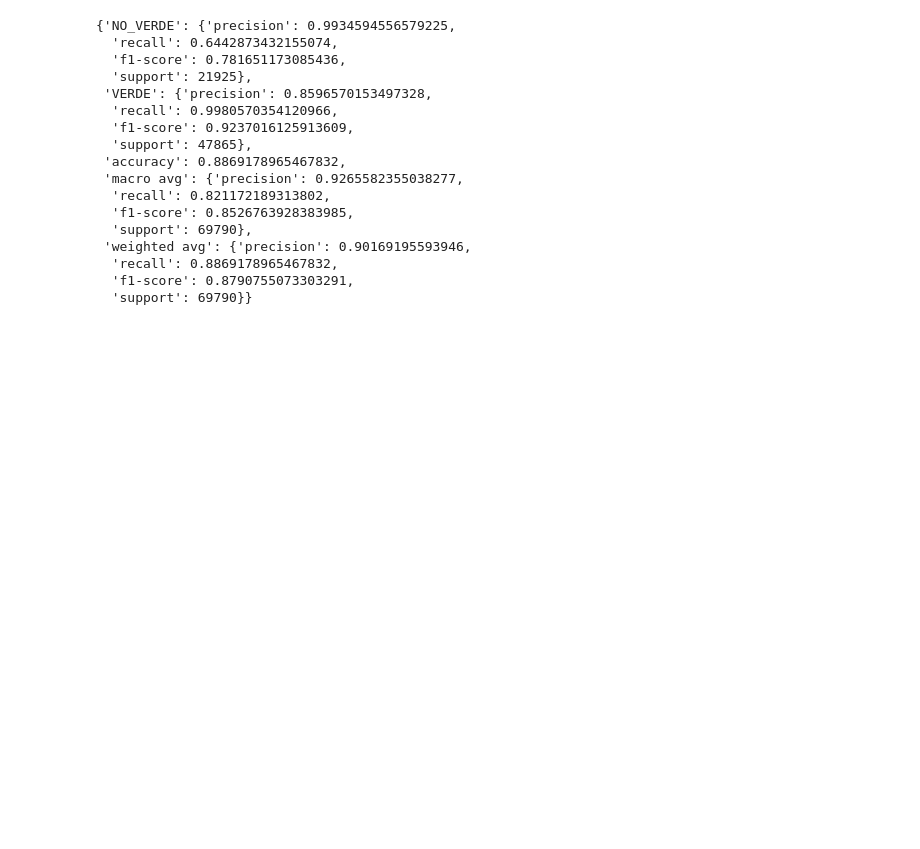
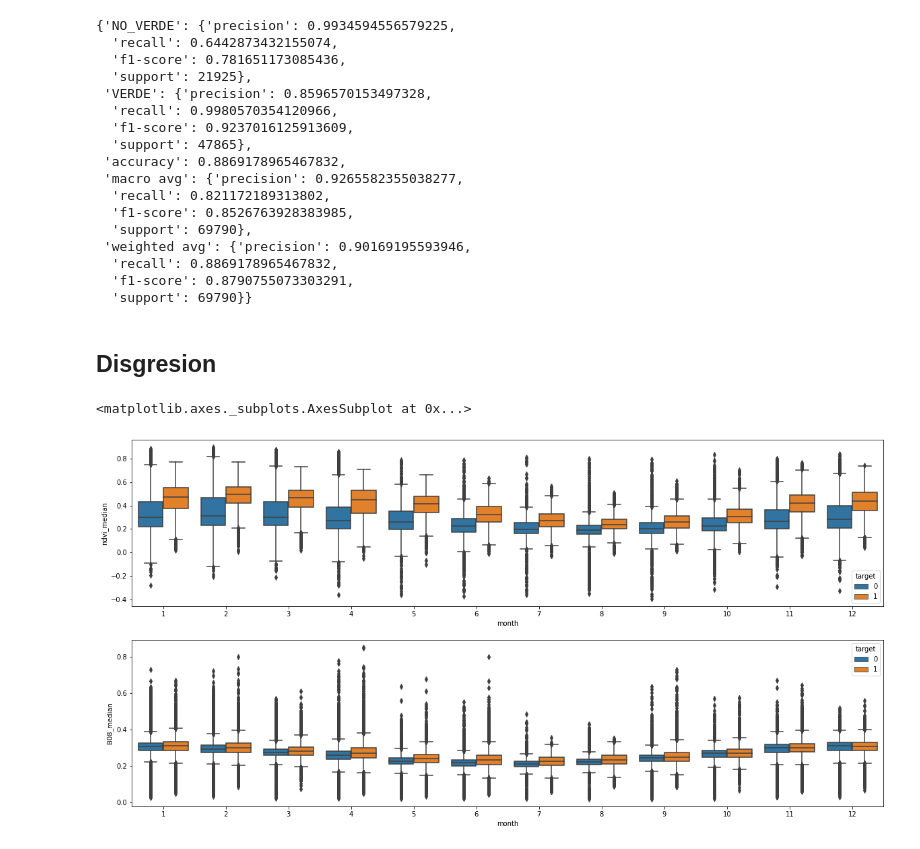
Before and after one commit to felixlapalma/monitoreo-espacios-verdes-diplo202X, a Jupyter notebook: notebooks-tp/Aprendizaje_Supervisado_MEV_TP_Example.ipynb, the cells around one changed output. Saved outputs shown, nothing was run; the diff lists cells and outputs as text; code cells hidden in the pictures; blank space fills up the shorter version.

Commit message:
Creado mediante Colaboratory - Update

```diff
--- a/notebooks-tp/Aprendizaje_Supervisado_MEV_TP_Example.ipynb
+++ b/notebooks-tp/Aprendizaje_Supervisado_MEV_TP_Example.ipynb
@@ -498,3 +498,5 @@ weighted avg       0.90      0.89      0.88     69790
   'recall': 0.8869178965467832,
   'f1-score': 0.8790755073303291,
   'support': 69790}}
+# %% [markdown]
+## Disgresion
@@ -500,0 +506,7 @@ weighted avg       0.90      0.89      0.88     69790
+# %%
+f,ax=plt.subplots(2,1,figsize=(20,10))
+sns.boxplot(x="month", y="ndvi_median",data=df_2, hue="target",ax=ax[0])
+sns.boxplot(x="month", y="B08_median",data=df_2, hue="target",ax=ax[1])
+# %% [output]
+<matplotlib.axes._subplots.AxesSubplot at 0x...>
+[figure, added]
```
Also changed, not shown: parts of 1 cell of this notebook.
